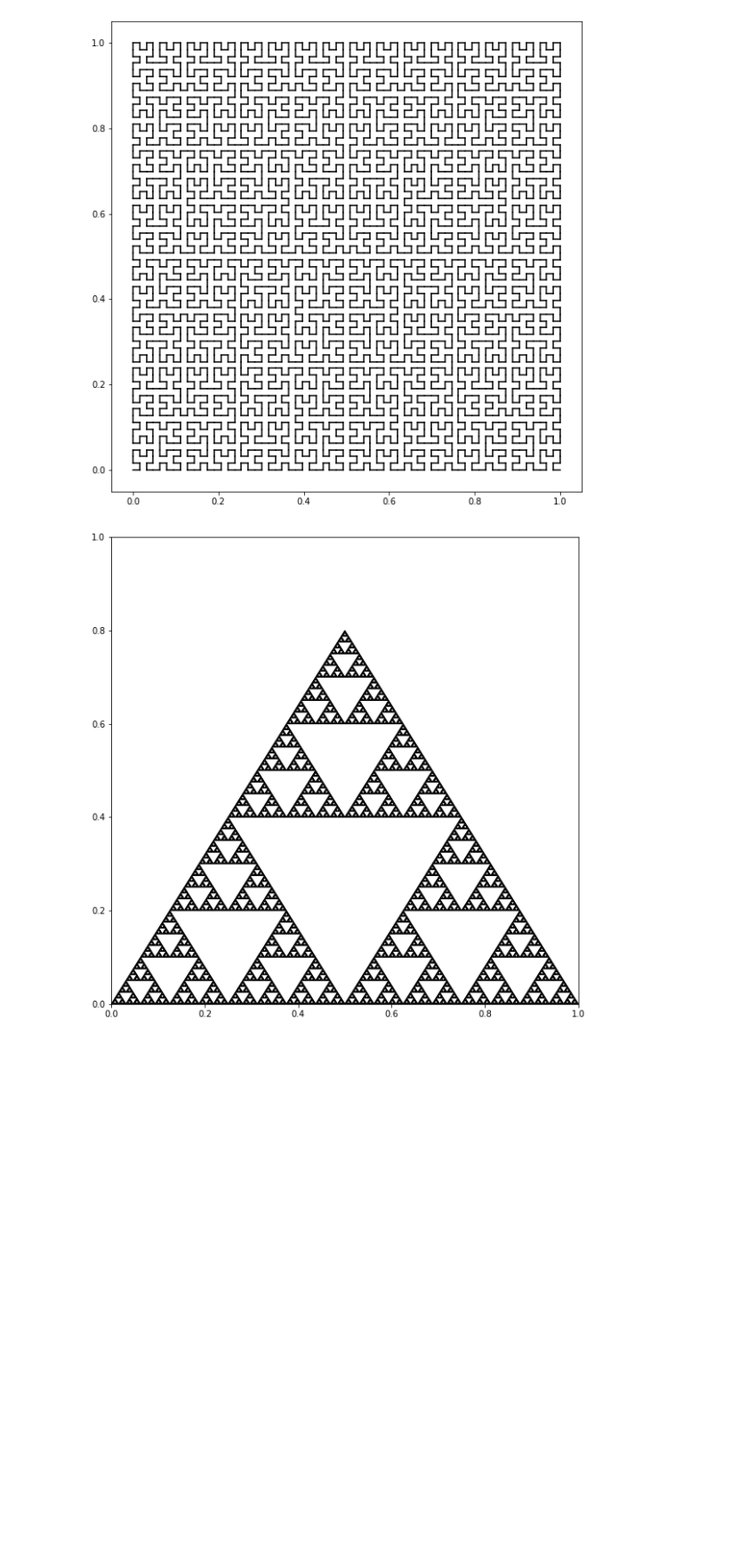
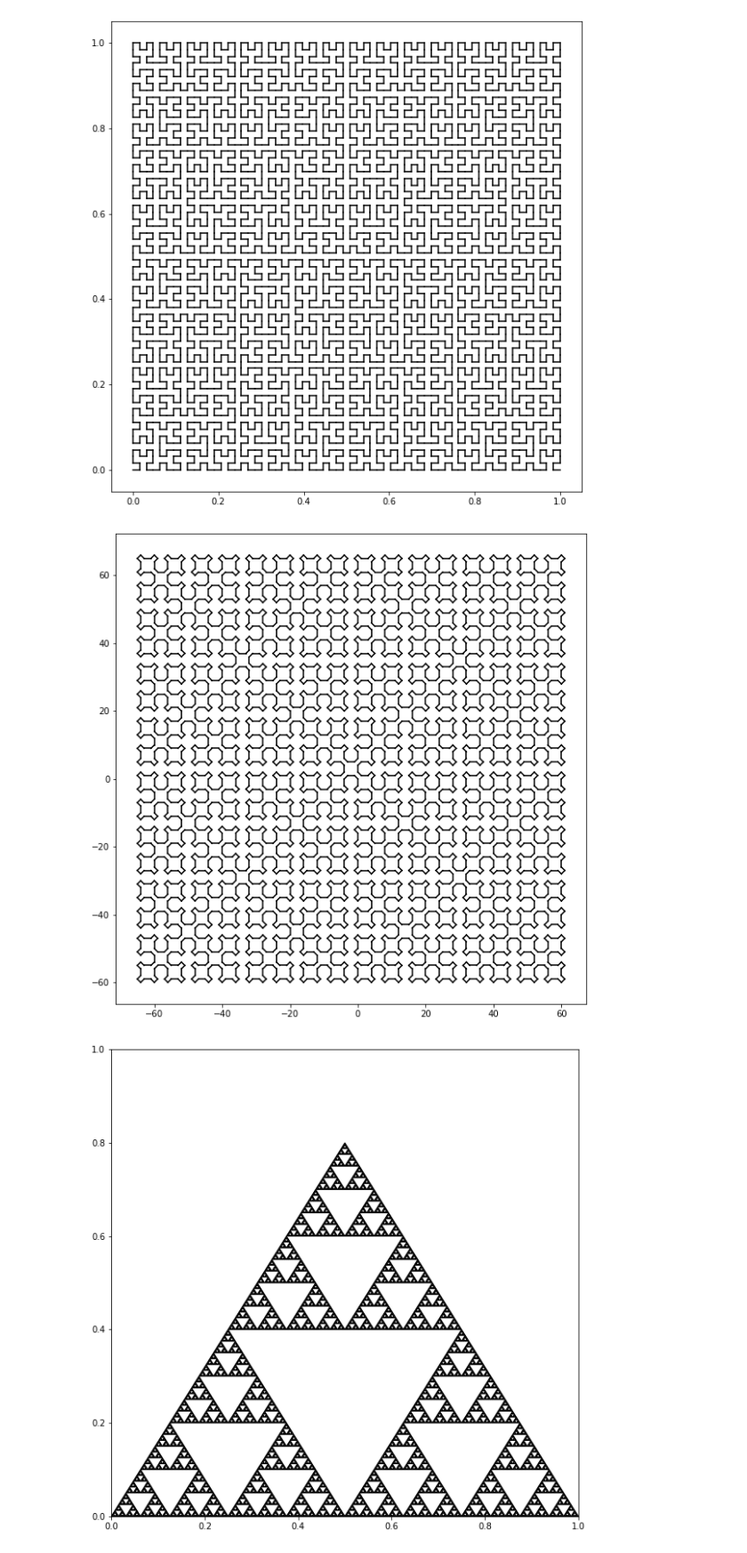
Before and after one commit to mihail8531/siaod, a Jupyter notebook: Labs/Lab5.ipynb, the cells around one changed output. Shown at 89% size. Cells and saved outputs as stored; diff of their text form; code cells hidden in the pictures; blank space fills up the shorter version.

Commit message:
Add serpintsky curve

```diff
--- a/Labs/Lab5.ipynb
+++ b/Labs/Lab5.ipynb
@@ -100,6 +100,90 @@ def hilbert_curve(depth: int, x1: float, y1: float, x2: float, y2: float):
 hilbert_curve(6, 0,0,1,0)
 # %% [output]
 [figure]
+# %%
+fig = plt.figure(figsize=(15, 10))
+ax = fig.add_subplot()
+ax.set_aspect('equal', adjustable='box')
+
+sqrt2 = sqrt(2)
+cos45 = sqrt2 / 2
+sin45 = cos45
+cos135 = -cos45
+sin135 = sin45
+
+def serpintsky_curve(depth: int, x1: float, y1: float, x2: float, y2: float,
+                     drop_line: bool = False, first=False):
+    assert depth >= 0, "Depth must be bigger then 0"
+    if depth == 0:
+        vx, vy = x2 - x1, y2 - y1
+        l1_x1, l1_y1 = x1, y1
+        l1_x2, l1_y2 = - vy + x1, vx + y1
+        l2_x1, l2_y1 = l1_x2, l1_y2
+        l2_x2, l2_y2 = vx + l2_x1, vy + l2_y1
+        l3_x1, l3_y1 = l2_x2, l2_y2
+        l3_x2, l3_y2 = x2, y2
+        if not drop_line:
+            plt.plot([l1_x1, l1_x2], [l1_y1, l1_y2], [l2_x1, l2_x2], [l2_y1, l2_y2],
+                     [l3_x1, l3_x2], [l3_y1, l3_y2], marker='', color='k')
+        else:
+            plt.plot([l1_x1, l1_x2], [l1_y1, l1_y2],
+                     [l3_x1, l3_x2], [l3_y1, l3_y2], marker='', color='k')
+    else:
+        vx, vy = x2 - x1, y2 - y1
+        vl = sqrt(vx**2 + vy**2)
+        vertl = vl * 2 / sqrt2
+        f1_x2, f1_y2 = - vy + x1, vx + y1
+        f1_x1, f1_y1 = f1_x2 + vx, f1_y2 + vy
+        f2_x2 = vertl * (vx*cos45 - vy*sin45) / vl + f1_x1
+        f2_y2 = vertl * (vx*sin45 + vy*cos45) / vl + f1_y1
+        f2_x1, f2_y1 = - vy + f2_x2, vx + f2_y2
+        f3_x2 = vertl * (vx*cos135 - vy*sin135) / vl + f2_x1
+        f3_y2 = vertl * (vx*sin135 + vy*cos135) / vl + f2_y1
+        f3_x1, f3_y1 = f3_x2 - vx, f3_y2 - vy
+        f4_x1 = vertl * (vx*cos135 - vy*sin135) / vl + f1_x2
+        f4_y1 = vertl * (vx*sin135 + vy*cos135) / vl + f1_y2
+        f4_x2, f4_y2 = - vy + f4_x1, vx + f4_y1
+        plt.plot([f1_x1, f2_x2], [f1_y1, f2_y2],
+                 [f2_x1, f3_x2], [f2_y1, f3_y2],
+                 [f1_x2, f4_x1], [f1_y2, f4_y1],
+                 [f3_x1, f4_x2], [f3_y1, f4_y2], marker='', color='k')
+        fig_len = (2*vl + 2 * vertl/sqrt2)
+        half_count = max(0, (2 ** (depth - 2)) -1)
+        half_len = half_count * fig_len
+        if first and depth > 1:
+            l1_x1 = f1_x2 - (- vy / vl) * ((1 + half_count * 2) * fig_len + vl)
+            l1_y1 = f1_y2 - (vx / vl) * ((1 + half_count * 2) * fig_len + vl)
+            l1_x2 = f1_x1 - (- vy / vl) * ((1 + half_count * 2) * fig_len + vl)
+            l1_y2 = f1_y1 - (vx / vl) * ((1 + half_count * 2) * fig_len + vl)
+            plt.plot([l1_x1, l1_x2], [l1_y1, l1_y2], marker='', color='k')
+        f1_x1 -= half_len * (-vy) / vl
+        f1_y1 -= half_len * (vx) / vl
+        f1_x2 -= half_len * (-vy) / vl
+        f1_y2 -= half_len * (vx) / vl
+        f3_x1 += half_len * (-vy) / vl
+        f3_y1 += half_len * (vx) / vl
+        f3_x2 += half_len * (-vy) / vl
+        f3_y2 += half_len * (vx) / vl
+        f2_x1 += half_len * vx / vl
+        f2_y1 += half_len * vy / vl
+        f2_x2 += half_len * vx / vl
+        f2_y2 += half_len * vy / vl
+        f4_x1 -= half_len * vx / vl
+        f4_y1 -= half_len * vy / vl
+        f4_x2 -= half_len * vx / vl
+        f4_y2 -= half_len * vy / vl
+        serpintsky_curve(depth - 1, f1_x1, f1_y1, f1_x2, f1_y2,
+                         drop_line=not (depth == 1 and first))
+        serpintsky_curve(depth - 1, f2_x1, f2_y1, f2_x2, f2_y2)
+        serpintsky_curve(depth - 1, f3_x1, f3_y1, f3_x2, f3_y2, drop_line=drop_line)
+        serpintsky_curve(depth - 1, f4_x1, f4_y1, f4_x2, f4_y2)
+
+
+
+
+serpintsky_curve(5, 0, 0, 1, 1, first=True)
+# %% [output]
+[figure, added]
 # %%
 fig = plt.figure(figsize=(15, 10))
 ax = fig.add_subplot()
```
Also changed, not shown: parts of 1 cell of this notebook.
